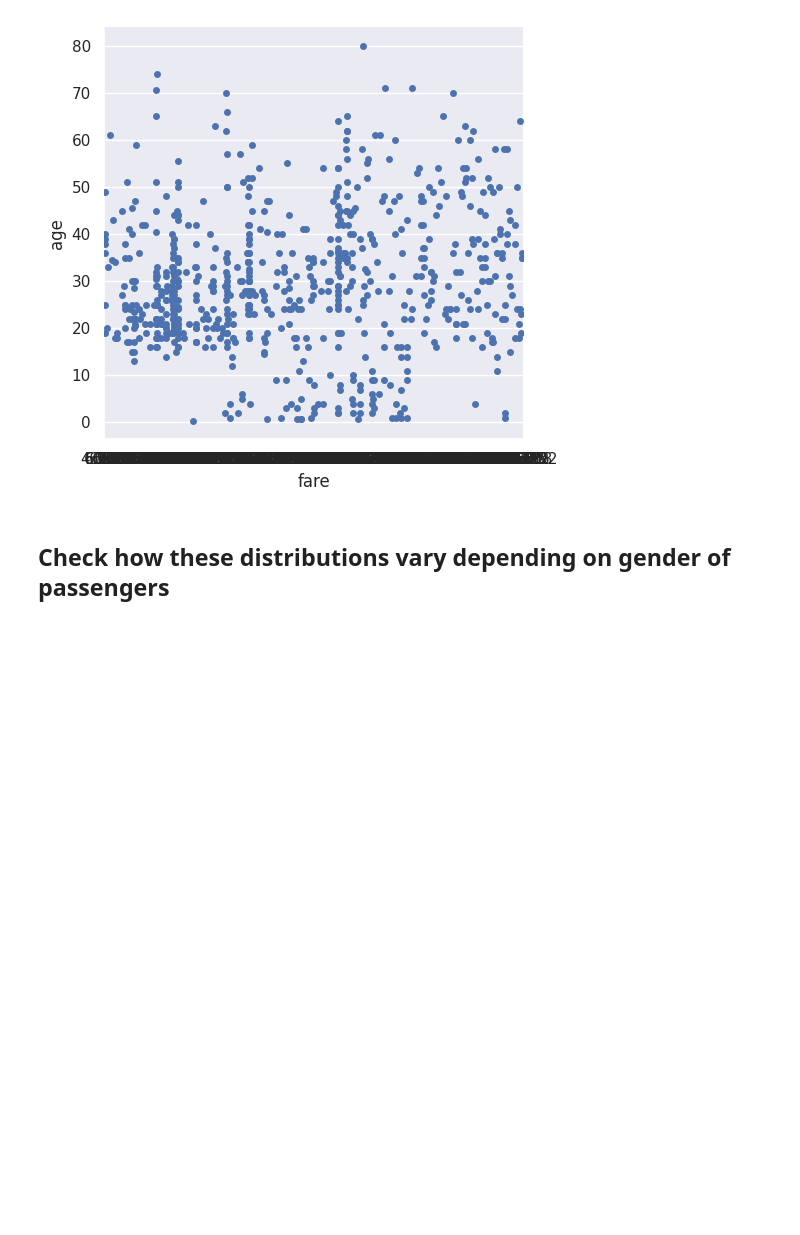
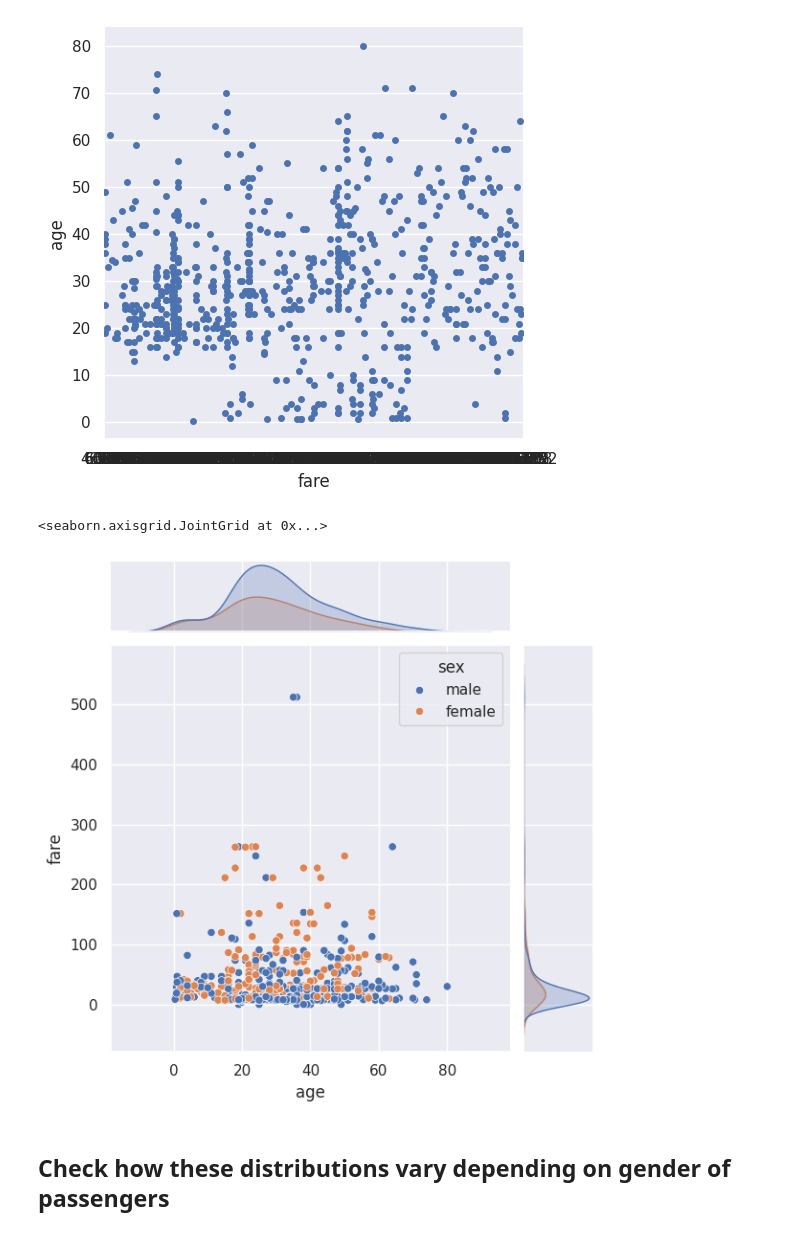
Before and after one commit to andy7622y/myfb, a Jupyter notebook: IS557/1Exercise 10.ipynb, the cells around one changed output. Saved outputs shown, nothing was run; the diff lists cells and outputs as text; code cells hidden in the pictures; blank space fills up the shorter version.

```diff
--- a/IS557/1Exercise 10.ipynb
+++ b/IS557/1Exercise 10.ipynb
@@ -71,6 +76,11 @@ sns.catplot(titanic, y = 'age',x = 'fare', kind = 'strip')
 # %% [output]
 <seaborn.axisgrid.FacetGrid at 0x...>
 [figure]
+# %%
+sns.jointplot(titanic, x = 'age',y = 'fare', hue = 'sex')
+# %% [output]
+<seaborn.axisgrid.JointGrid at 0x...>
+[figure, added]
 # %% [markdown]
 ## Check how these distributions vary depending on gender of passengers
 # %%
```
Also changed, not shown: parts of 6 cells of this notebook.
